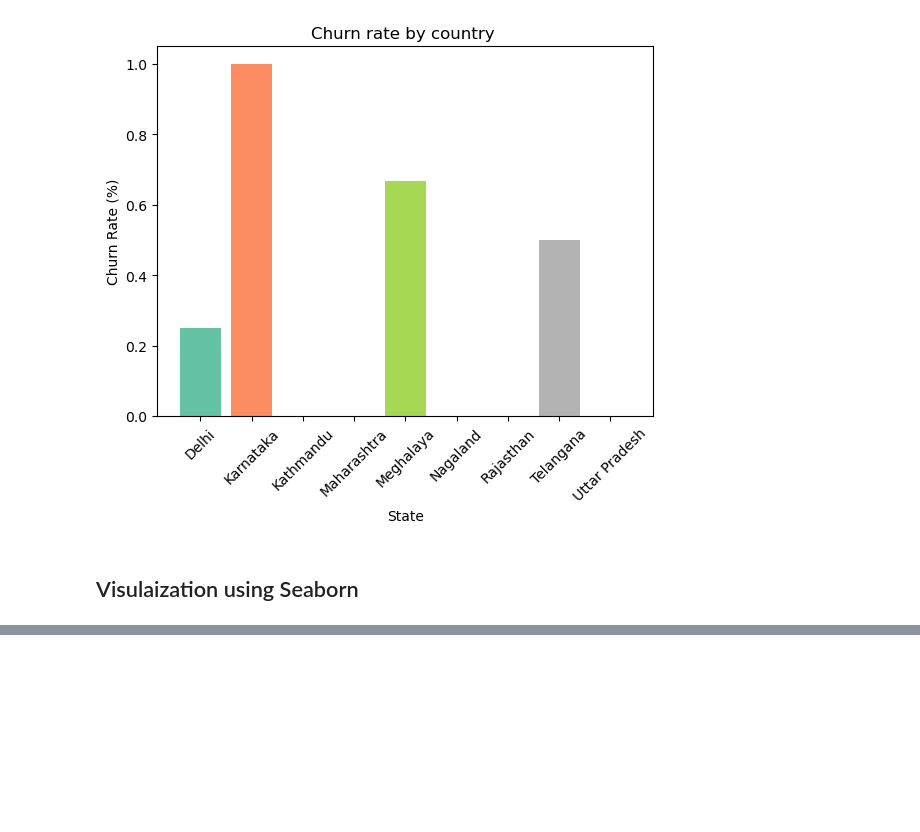
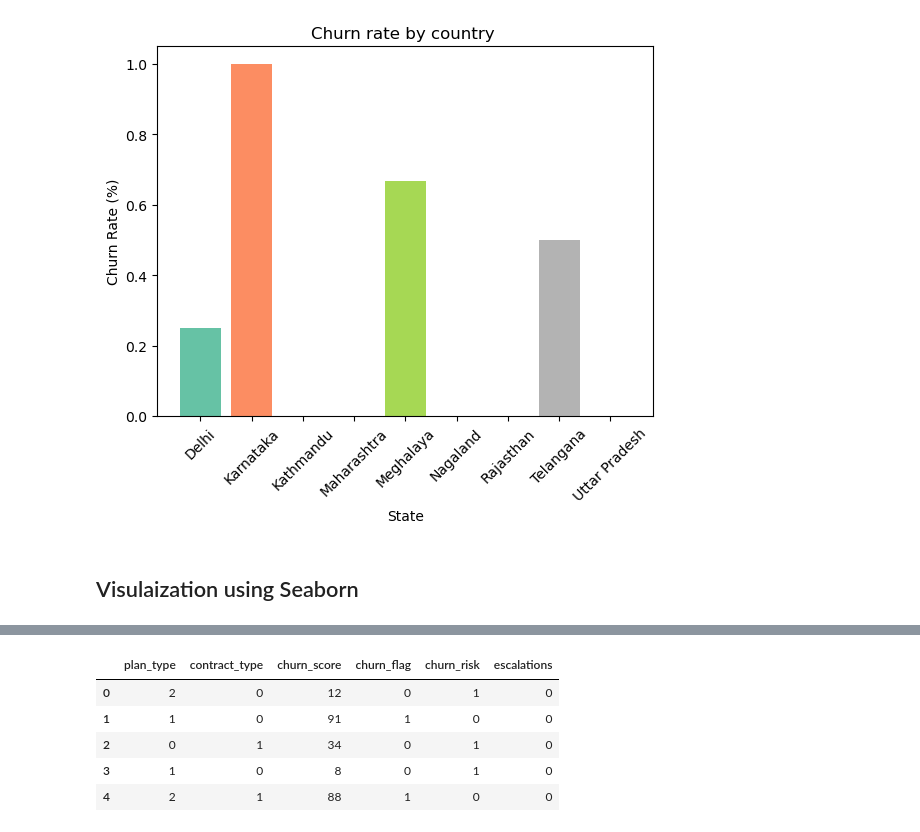
Before and after one commit to shakti-mankar/DA-DS-Projects, a Jupyter notebook: Churn_Analysis/Churn Analysis_main.ipynb, the cells around one changed output, grey strips where cells are left out. Saved outputs shown, nothing was run; the diff lists cells and outputs as text; code cells hidden in the pictures; blank space fills up the shorter version.

```diff
--- a/Churn_Analysis/Churn Analysis_main.ipynb
+++ b/Churn_Analysis/Churn Analysis_main.ipynb
@@ -827,0 +850,9 @@ columns
+# %%
+df_encoded.head()
+# %% [output]
+|  | plan_type | contract_type | churn_score | churn_flag | churn_risk | escalations |
+| 0 | 2 | 0 | 12 | 0 | 1 | 0 |
+| 1 | 1 | 0 | 91 | 1 | 0 | 0 |
+| 2 | 0 | 1 | 34 | 0 | 1 | 0 |
+| 3 | 1 | 0 | 8 | 0 | 1 | 0 |
+| 4 | 2 | 1 | 88 | 1 | 0 | 0 |
```
Also changed, not shown: parts of 6 cells of this notebook.
